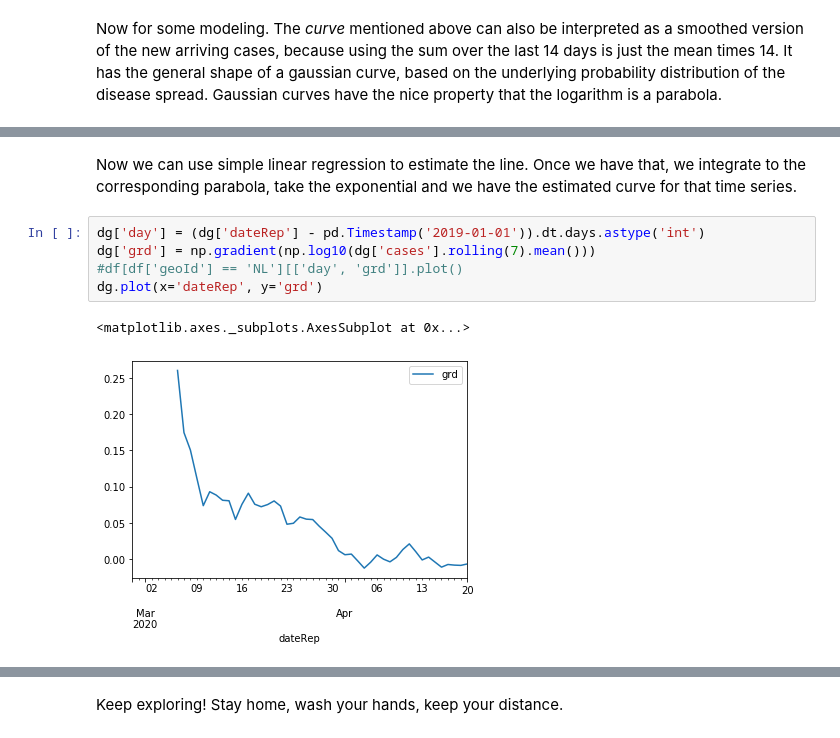
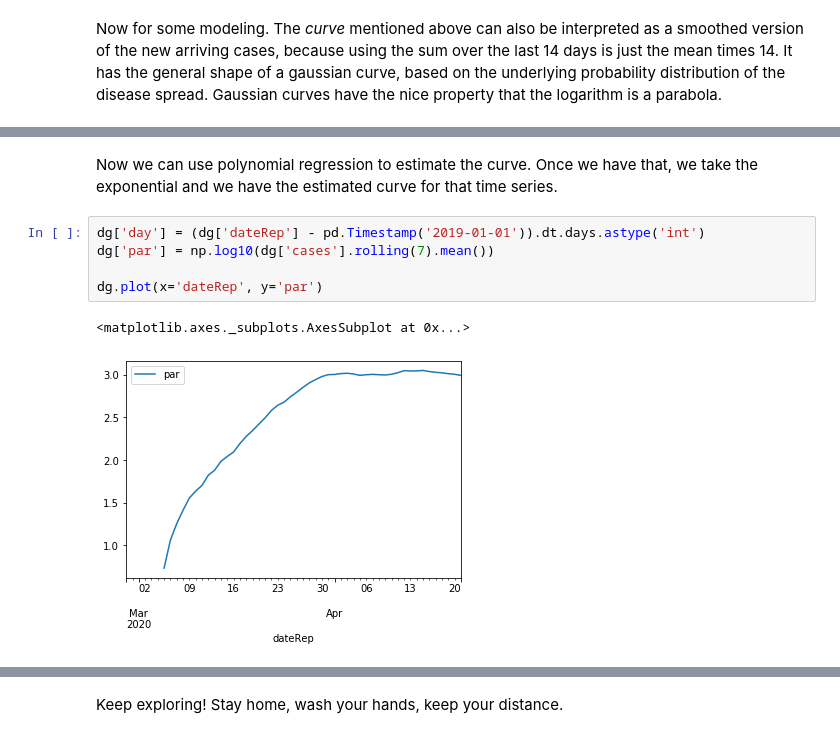
Before and after one commit to R3dje/COVID19, a Jupyter notebook: EUCDC.ipynb, the cells around one changed output, grey strips where cells are left out. Drawn from its saved outputs; the diff is of its cells as text.

Commit message:
Switched to polynomial fit, testing prediction.

```diff
--- a/EUCDC.ipynb
+++ b/EUCDC.ipynb
@@ -254,11 +254,11 @@ dg.describe()
 | max | 31.000000 | 4.000000 | 2020.0 | 1335.000000 | 234.000000 | 17231017.0 |
 # %% [markdown]
-Now we can use simple linear regression to estimate the line. Once we have that, we integrate to the corresponding parabola, take the exponential and we have the estimated curve for that time series.
+Now we can use polynomial regression to estimate the curve. Once we have that, we take the exponential and we have the estimated curve for that time series.
 # %%
 dg['day'] = (dg['dateRep'] - pd.Timestamp('2019-01-01')).dt.days.astype('int')
-dg['grd'] = np.gradient(np.log10(dg['cases'].rolling(7).mean()))
-#df[df['geoId'] == 'NL'][['day', 'grd']].plot()
-dg.plot(x='dateRep', y='grd')
+dg['par'] = np.log10(dg['cases'].rolling(7).mean())
+
+dg.plot(x='dateRep', y='par')
 # %% [output]
 <matplotlib.axes._subplots.AxesSubplot at 0x...>
-[figure, old version]
+[figure, new version]
```
Also changed, not shown: parts of 27 cells of this notebook, 1 other file.
